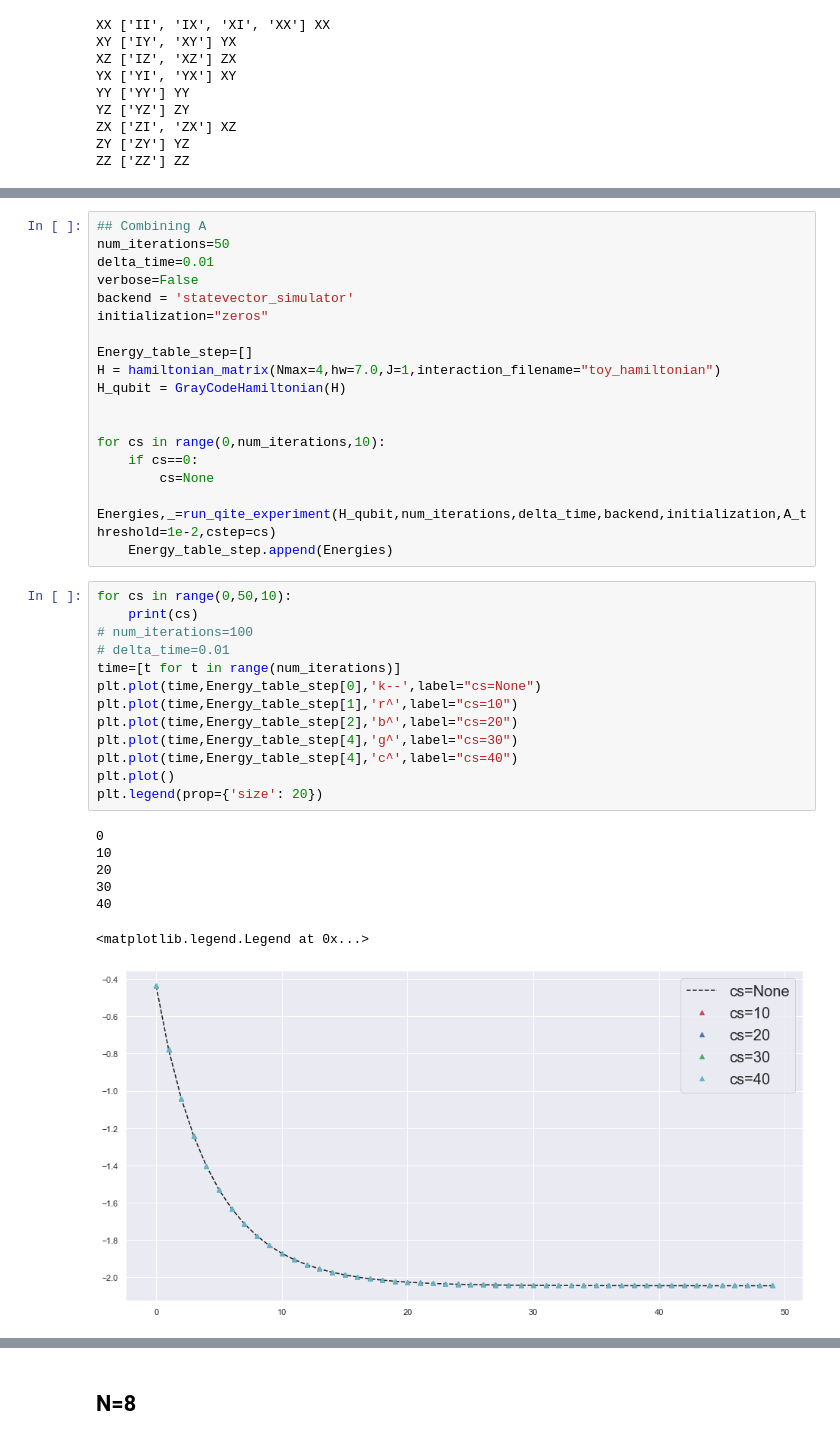
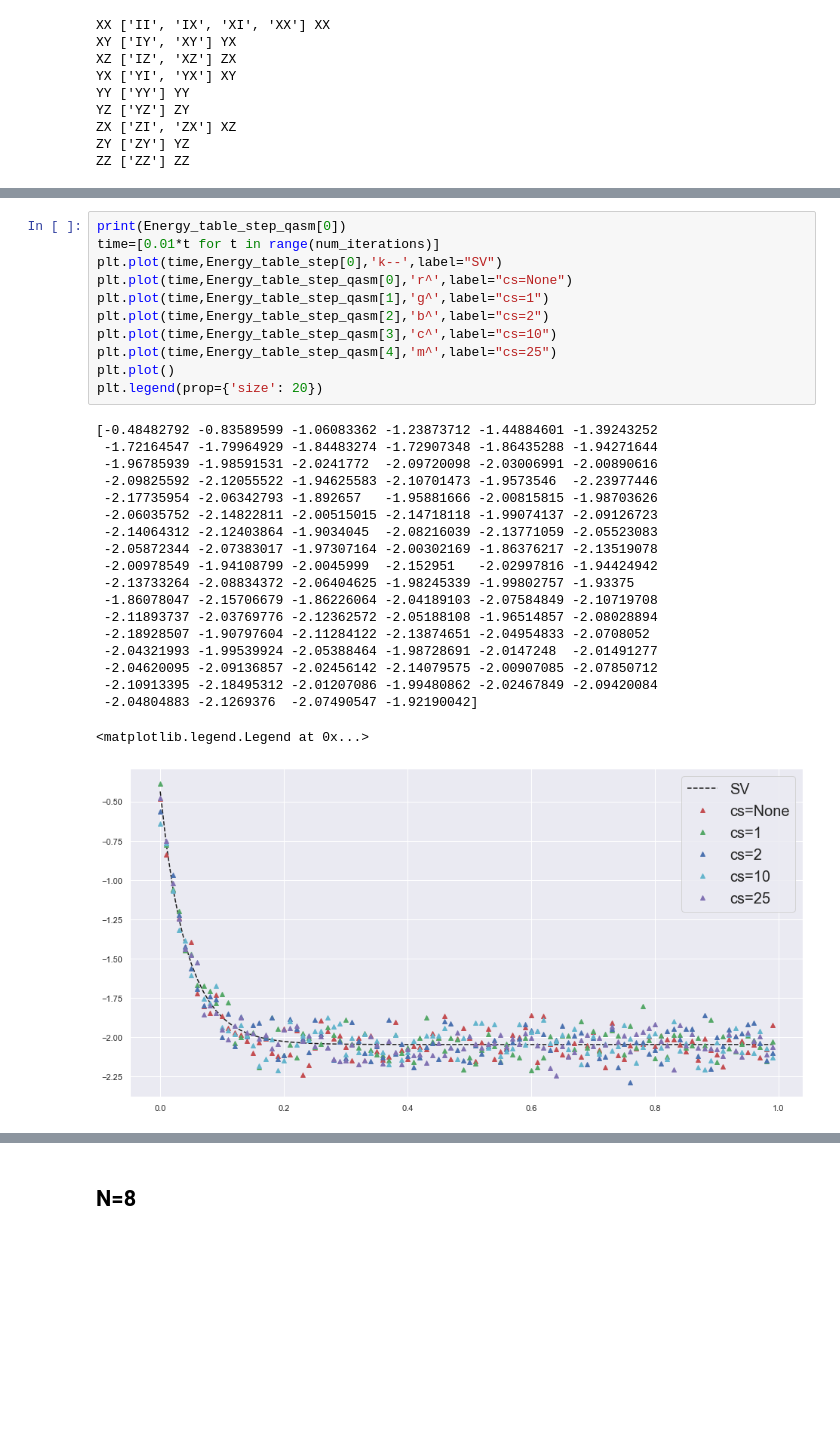
Before and after one commit to aemccoy/GrayCode-QubitEncoding, a Jupyter notebook: notebooks/deuteron-QITE.ipynb, the cells around one changed output, grey strips where cells are left out. Cells and saved outputs as stored; diff of their text form; blank space fills up the shorter version.

Commit message:
Fixed KE bug and ab initio qite simulation.

```diff
--- a/notebooks/deuteron-QITE.ipynb
+++ b/notebooks/deuteron-QITE.ipynb
@@ -200,39 +236,31 @@ for delta_time in [0.05]:
-# %%
-## Combining A
-num_iterations=50
-delta_time=0.01
-verbose=False
-backend = 'statevector_simulator'
-initialization="zeros"
-
-Energy_table_step=[]
-H = hamiltonian_matrix(Nmax=4,hw=7.0,J=1,interaction_filename="toy_hamiltonian")
-H_qubit = GrayCodeHamiltonian(H)
-
-
-for cs in range(0,num_iterations,10):
-    if cs==0:
-        cs=None
-    Energies,_=run_qite_experiment(H_qubit,num_iterations,delta_time,backend,initialization,A_threshold=1e-2,cstep=cs)
-    Energy_table_step.append(Energies)
 # %%
-for cs in range(0,50,10):
-    print(cs)
-# num_iterations=100
-# delta_time=0.01
-time=[t for t in range(num_iterations)]
-plt.plot(time,Energy_table_step[0],'k--',label="cs=None")
-plt.plot(time,Energy_table_step[1],'r^',label="cs=10")
-plt.plot(time,Energy_table_step[2],'b^',label="cs=20")
-plt.plot(time,Energy_table_step[4],'g^',label="cs=30")
-plt.plot(time,Energy_table_step[4],'c^',label="cs=40")
+print(Energy_table_step_qasm[0])
+time=[0.01*t for t in range(num_iterations)]
+plt.plot(time,Energy_table_step[0],'k--',label="SV")
+plt.plot(time,Energy_table_step_qasm[0],'r^',label="cs=None")
+plt.plot(time,Energy_table_step_qasm[1],'g^',label="cs=1")
+plt.plot(time,Energy_table_step_qasm[2],'b^',label="cs=2")
+plt.plot(time,Energy_table_step_qasm[3],'c^',label="cs=10")
+plt.plot(time,Energy_table_step_qasm[4],'m^',label="cs=25")
 plt.plot()
 plt.legend(prop={'size': 20})
 # %% [output]
-0
-10
-20
-30
-40
+[-0.48482792 -0.83589599 -1.06083362 -1.23873712 -1.44884601 -1.39243252
+ -1.72164547 -1.79964929 -1.84483274 -1.72907348 -1.86435288 -1.94271644
+ -1.96785939 -1.98591531 -2.0241772  -2.09720098 -2.03006991 -2.00890616
+ -2.09825592 -2.12055522 -1.94625583 -2.10701473 -1.9573546  -2.23977446
+ -2.17735954 -2.06342793 -1.892657   -1.95881666 -2.00815815 -1.98703626
+ -2.06035752 -2.14822811 -2.00515015 -2.14718118 -1.99074137 -2.09126723
+ -2.14064312 -2.12403864 -1.9034045  -2.08216039 -2.13771059 -2.05523083
+ -2.05872344 -2.07383017 -1.97307164 -2.00302169 -1.86376217 -2.13519078
+ -2.00978549 -1.94108799 -2.0045999  -2.152951   -2.02997816 -1.94424942
+ -2.13733264 -2.08834372 -2.06404625 -1.98245339 -1.99802757 -1.93375
+ -1.86078047 -2.15706679 -1.86226064 -2.04189103 -2.07584849 -2.10719708
+ -2.11893737 -2.03769776 -2.12362572 -2.05188108 -1.96514857 -2.08028894
+ -2.18928507 -1.90797604 -2.11284122 -2.13874651 -2.04954833 -2.0708052
+ -2.04321993 -1.99539924 -2.05388464 -1.98728691 -2.0147248  -2.01491277
+ -2.04620095 -2.09136857 -2.02456142 -2.14079575 -2.00907085 -2.07850712
+ -2.10913395 -2.18495312 -2.01207086 -1.99480862 -2.02467849 -2.09420084
+ -2.04804883 -2.1269376  -2.07490547 -1.92190042]
 <matplotlib.legend.Legend at 0x...>
-[figure, old version]
+[figure, new version]
```
Also changed, not shown: parts of 34 cells of this notebook, 6 other files.
